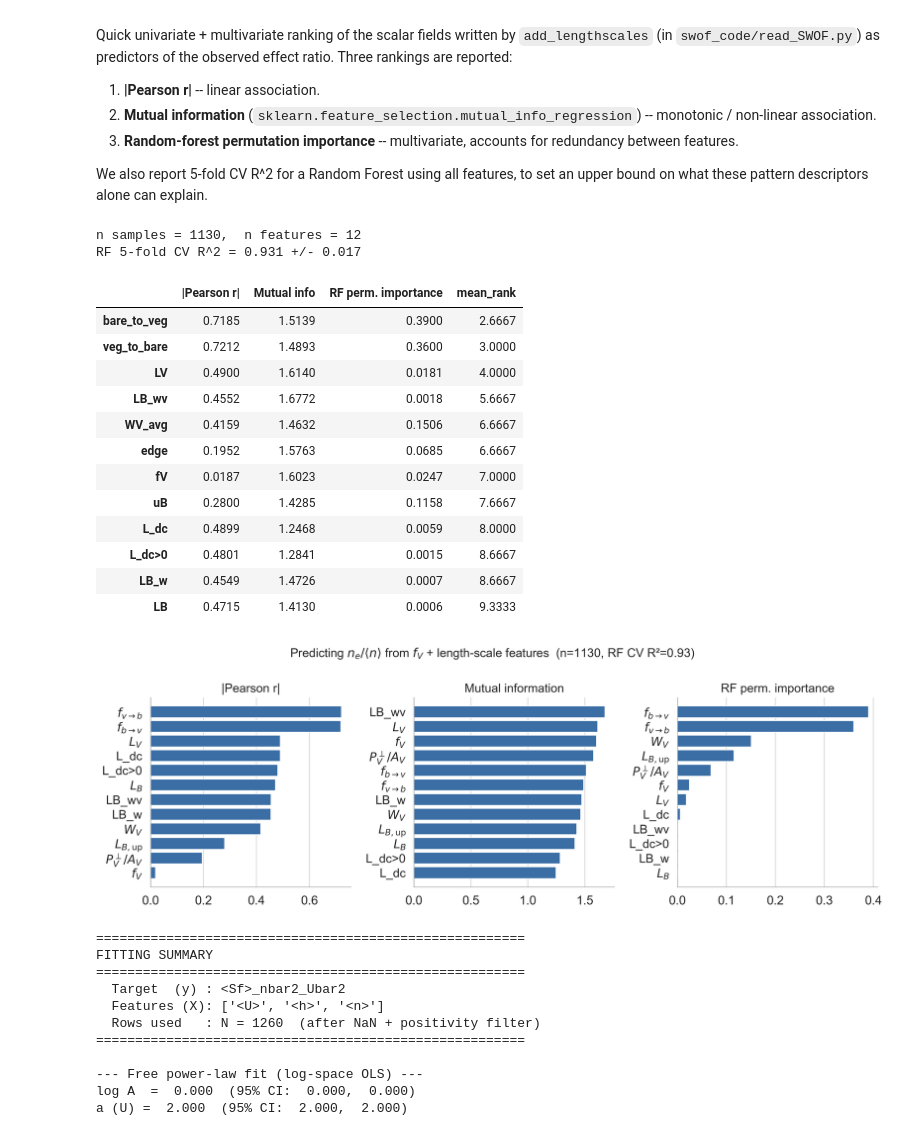
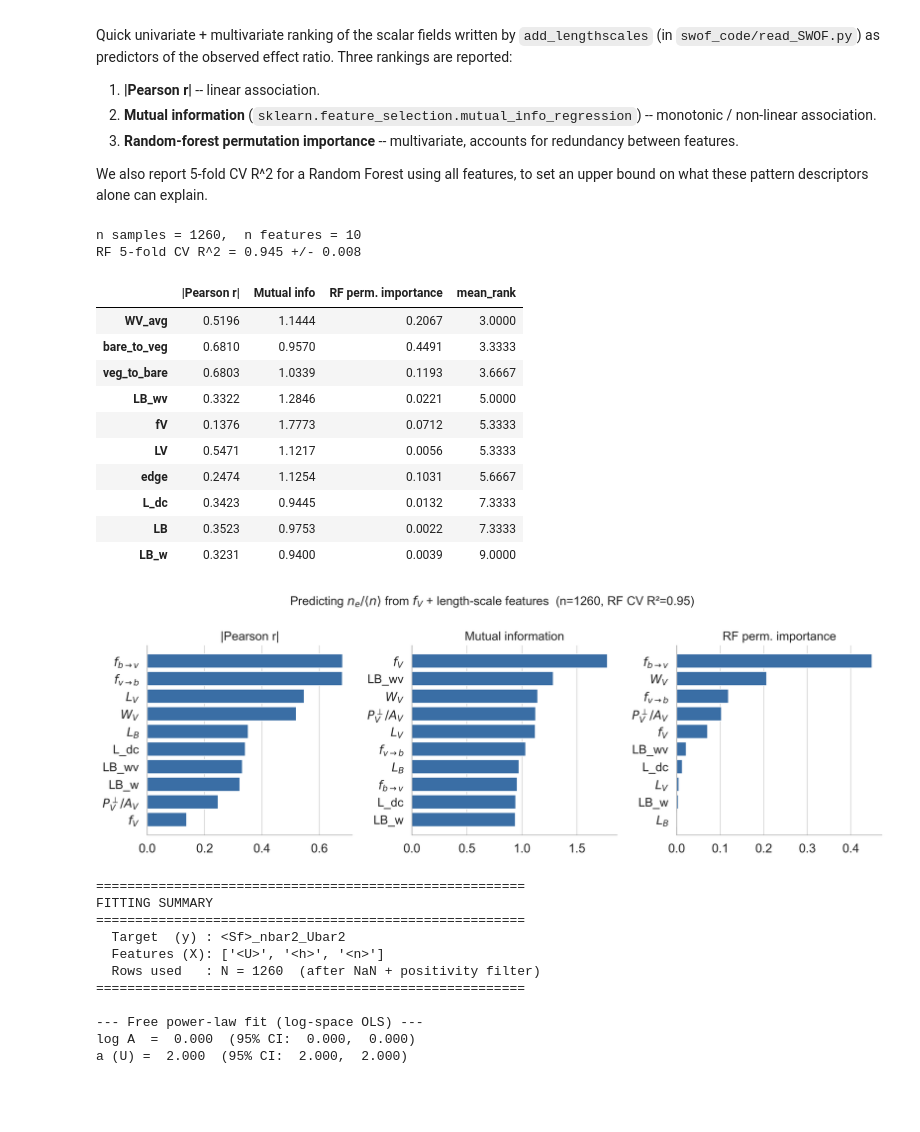
Before and after one commit to octavia-crompton/roughness-scale, a Jupyter notebook: notebooks/5. roughness_scale-predict.ipynb, the cells around one changed output. Cells and saved outputs as stored; diff of their text form; code cells hidden in the pictures; blank space fills up the shorter version.

```diff
--- a/notebooks/5. roughness_scale-predict.ipynb
+++ b/notebooks/5. roughness_scale-predict.ipynb
@@ -232,8 +231,9 @@ from sklearn.feature_selection import mutual_info_regression
 from sklearn.inspection import permutation_importance
 from sklearn.model_selection import cross_val_score, KFold
 
-_feat_cols = ['fV', 'LV', 'uB', 'WV_avg', 'L_dc', 'L_dc>0',
-              'LB_w', 'LB_wv', 'LB', 'bare_to_veg', 'veg_to_bare', 'edge']
+_feat_cols = ['fV', 'LV', 'WV_avg',
+              'L_dc', 'LB_w', 'LB_wv',
+              'LB', 'bare_to_veg', 'veg_to_bare', 'edge']
 _target    = 'effect_ratio'
 
 # Keep only columns that exist and are numeric
@@ -269,48 +269,46 @@ print(f'RF 5-fold CV R^2 = {_cv.mean():.3f} +/- {_cv.std():.3f}')
 # --- combine into one ranking table ---
 _rank = pd.DataFrame({
     '|Pearson r|':         _pearson,
     'Mutual info':         _mi,
     'RF perm. importance': _rf_imp,
 }).reindex(_have)
 _rank['mean_rank'] = _rank.rank(ascending=False).mean(axis=1)
 _rank = _rank.sort_values('mean_rank')
 display(_rank.round(4))
 
 # --- plot the three rankings as horizontal bars ---
 _, _scratch, _ = _fig_dirs()
 fig, axes = plt.subplots(1, 3, figsize=(13, 4.5), sharey=False)
 for ax, (name, s) in zip(axes, [('|Pearson r|',         _pearson),
                                 ('Mutual information',  _mi),
                                 ('RF perm. importance', _rf_imp)]):
     s = s.sort_values()
     ax.barh(range(len(s)), s.values, color='#3a6ea5')
     ax.set_yticks(range(len(s)))
     ax.set_yticklabels([renameit(c, rename) for c in s.index], fontsize=FS_TICK)
     ax.set_title(name, fontsize=FS_TITLE)
     ax.grid(axis='x', alpha=0.3)
 fig.suptitle(f'Predicting {renameit(_target, rename)} from {renameit("fV", rename)} + length-scale features'
              f'  (n={len(_df)}, RF CV R²={_cv.mean():.2f})',
              fontsize=FS_TITLE)
 fig.tight_layout()
 fig.savefig(f'{_scratch}/feature_selection_lengthscales.png', dpi=150, bbox_inches='tight')
 plt.show()
 # %% [output]
-n samples = 1130,  n features = 12
-RF 5-fold CV R^2 = 0.931 +/- 0.017
+n samples = 1260,  n features = 10
+RF 5-fold CV R^2 = 0.945 +/- 0.008
 |  | |Pearson r| | Mutual info | RF perm. importance | mean_rank |
-| bare_to_veg | 0.7185 | 1.5139 | 0.3900 | 2.6667 |
-| veg_to_bare | 0.7212 | 1.4893 | 0.3600 | 3.0000 |
-| LV | 0.4900 | 1.6140 | 0.0181 | 4.0000 |
-| LB_wv | 0.4552 | 1.6772 | 0.0018 | 5.6667 |
-| WV_avg | 0.4159 | 1.4632 | 0.1506 | 6.6667 |
-| edge | 0.1952 | 1.5763 | 0.0685 | 6.6667 |
-| fV | 0.0187 | 1.6023 | 0.0247 | 7.0000 |
-| uB | 0.2800 | 1.4285 | 0.1158 | 7.6667 |
-| L_dc | 0.4899 | 1.2468 | 0.0059 | 8.0000 |
-| L_dc>0 | 0.4801 | 1.2841 | 0.0015 | 8.6667 |
-| LB_w | 0.4549 | 1.4726 | 0.0007 | 8.6667 |
-| LB | 0.4715 | 1.4130 | 0.0006 | 9.3333 |
+| WV_avg | 0.5196 | 1.1444 | 0.2067 | 3.0000 |
+| bare_to_veg | 0.6810 | 0.9570 | 0.4491 | 3.3333 |
+| veg_to_bare | 0.6803 | 1.0339 | 0.1193 | 3.6667 |
+| LB_wv | 0.3322 | 1.2846 | 0.0221 | 5.0000 |
+| fV | 0.1376 | 1.7773 | 0.0712 | 5.3333 |
+| LV | 0.5471 | 1.1217 | 0.0056 | 5.3333 |
+| edge | 0.2474 | 1.1254 | 0.1031 | 5.6667 |
+| L_dc | 0.3423 | 0.9445 | 0.0132 | 7.3333 |
+| LB | 0.3523 | 0.9753 | 0.0022 | 7.3333 |
+| LB_w | 0.3231 | 0.9400 | 0.0039 | 9.0000 |
-[figure, old version]
+[figure, new version]
 # %%
 # --------------------------- configuration ---------------------------
 target_col  = "<Sf>_nbar2_Ubar2"          # y (means-only term already in your df)
```
Also changed, not shown: parts of 19 cells of this notebook, 15 other files.
